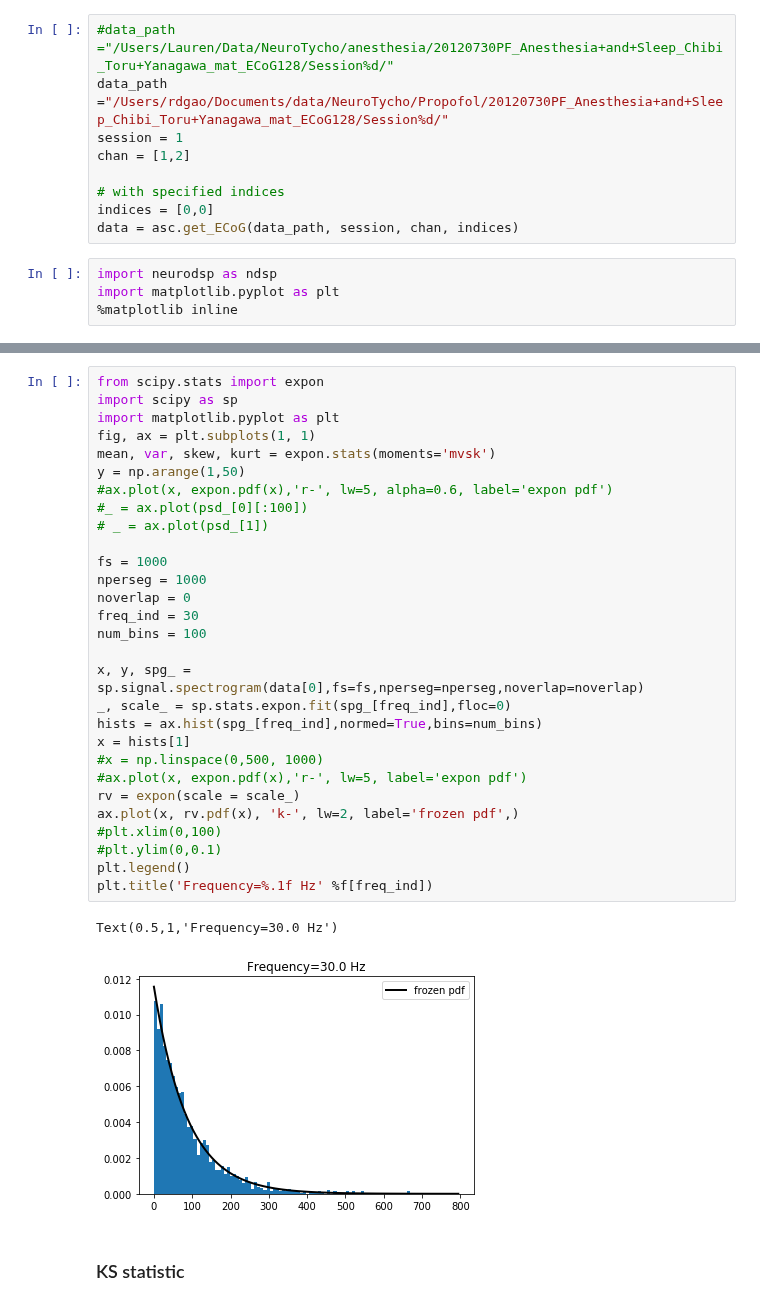
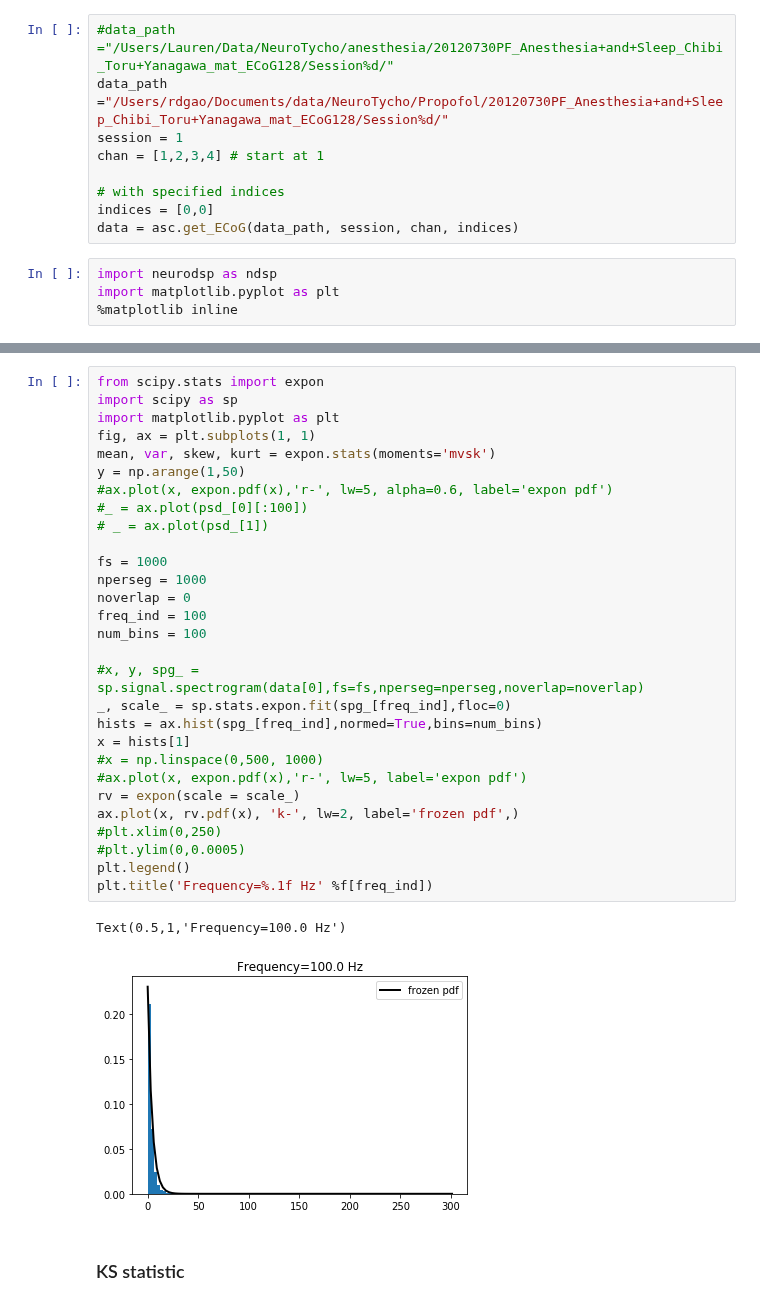
Before and after one commit to voytekresearch/SpectralCA, a Jupyter notebook: analysis_notebooks/exp_comparisons.ipynb, the cells around one changed output, grey strips where cells are left out. Cells and saved outputs as stored; diff of their text form.

```diff
--- a/analysis_notebooks/exp_comparisons.ipynb
+++ b/analysis_notebooks/exp_comparisons.ipynb
@@ -18,7 +16,7 @@ import numpy as np
 #data_path ="/Users/Lauren/Data/NeuroTycho/anesthesia/20120730PF_Anesthesia+and+Sleep_Chibi_Toru+Yanagawa_mat_ECoG128/Session%d/"
 data_path ="/Users/rdgao/Documents/data/NeuroTycho/Propofol/20120730PF_Anesthesia+and+Sleep_Chibi_Toru+Yanagawa_mat_ECoG128/Session%d/"
 session = 1
-chan = [1,2]
+chan = [1,2,3,4] # start at 1
 
 # with specified indices
 indices = [0,0]
@@ -46,35 +41,35 @@ sp.stats.expon.fit?
 # %%
 from scipy.stats import expon
 import scipy as sp
 import matplotlib.pyplot as plt
 fig, ax = plt.subplots(1, 1)
 mean, var, skew, kurt = expon.stats(moments='mvsk')
 y = np.arange(1,50)
 #ax.plot(x, expon.pdf(x),'r-', lw=5, alpha=0.6, label='expon pdf')
 #_ = ax.plot(psd_[0][:100])
 # _ = ax.plot(psd_[1])
 
 fs = 1000
 nperseg = 1000
 noverlap = 0
-freq_ind = 30
+freq_ind = 100
 num_bins = 100
 
-x, y, spg_ = sp.signal.spectrogram(data[0],fs=fs,nperseg=nperseg,noverlap=noverlap)
+#x, y, spg_ = sp.signal.spectrogram(data[0],fs=fs,nperseg=nperseg,noverlap=noverlap)
 _, scale_ = sp.stats.expon.fit(spg_[freq_ind],floc=0)
 hists = ax.hist(spg_[freq_ind],normed=True,bins=num_bins)
 x = hists[1]
 #x = np.linspace(0,500, 1000)
 #ax.plot(x, expon.pdf(x),'r-', lw=5, label='expon pdf')
 rv = expon(scale = scale_)
 ax.plot(x, rv.pdf(x), 'k-', lw=2, label='frozen pdf',)
-#plt.xlim(0,100)
-#plt.ylim(0,0.1)
+#plt.xlim(0,250)
+#plt.ylim(0,0.0005)
 plt.legend()
 plt.title('Frequency=%.1f Hz' %f[freq_ind])
 # %% [output]
-Text(0.5,1,'Frequency=30.0 Hz')
+Text(0.5,1,'Frequency=100.0 Hz')
-[figure, old version]
+[figure, new version]
 # %% [markdown]
 ### KS statistic
 # %%
```
Also changed, not shown: parts of 7 cells of this notebook.
